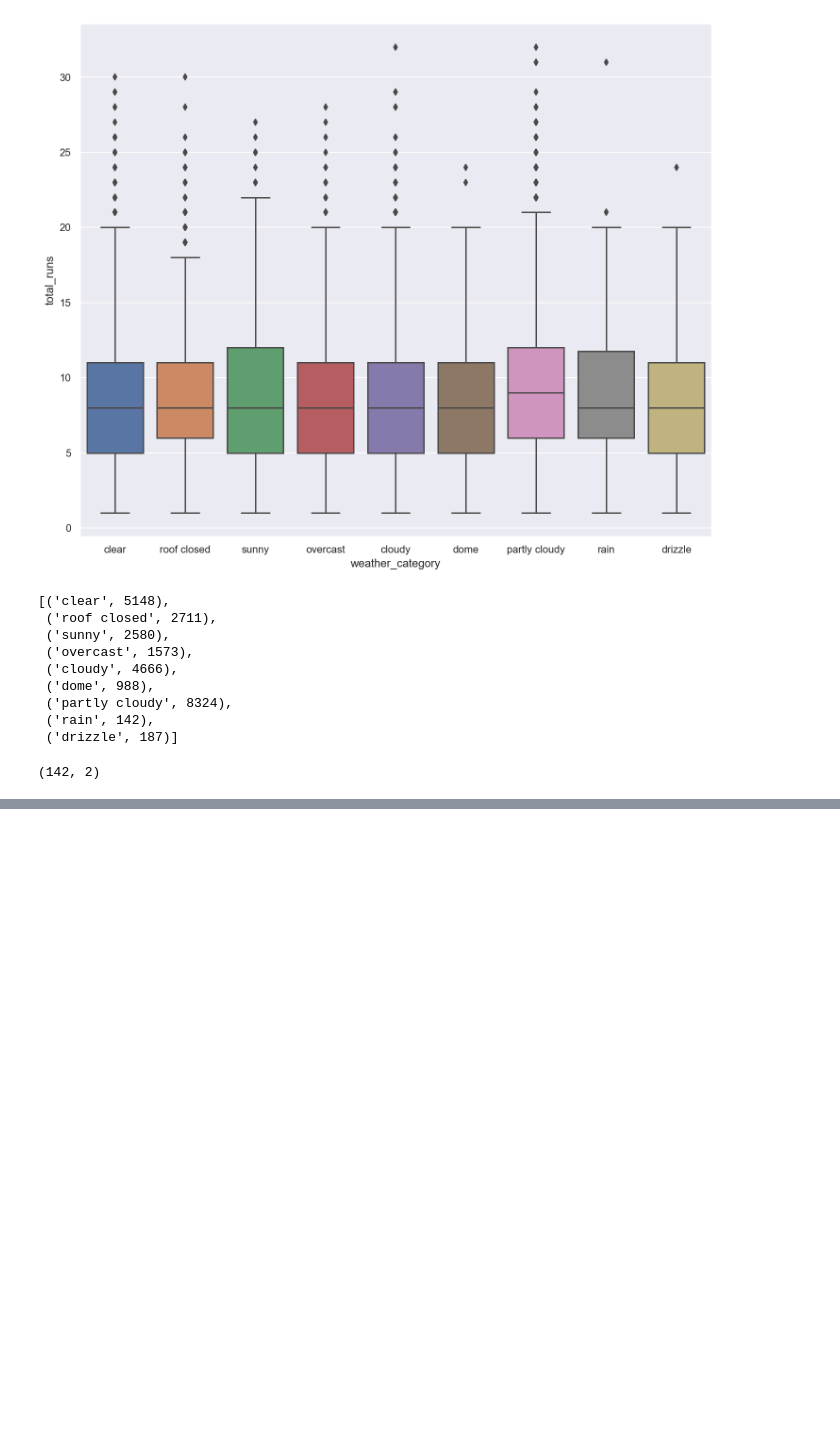
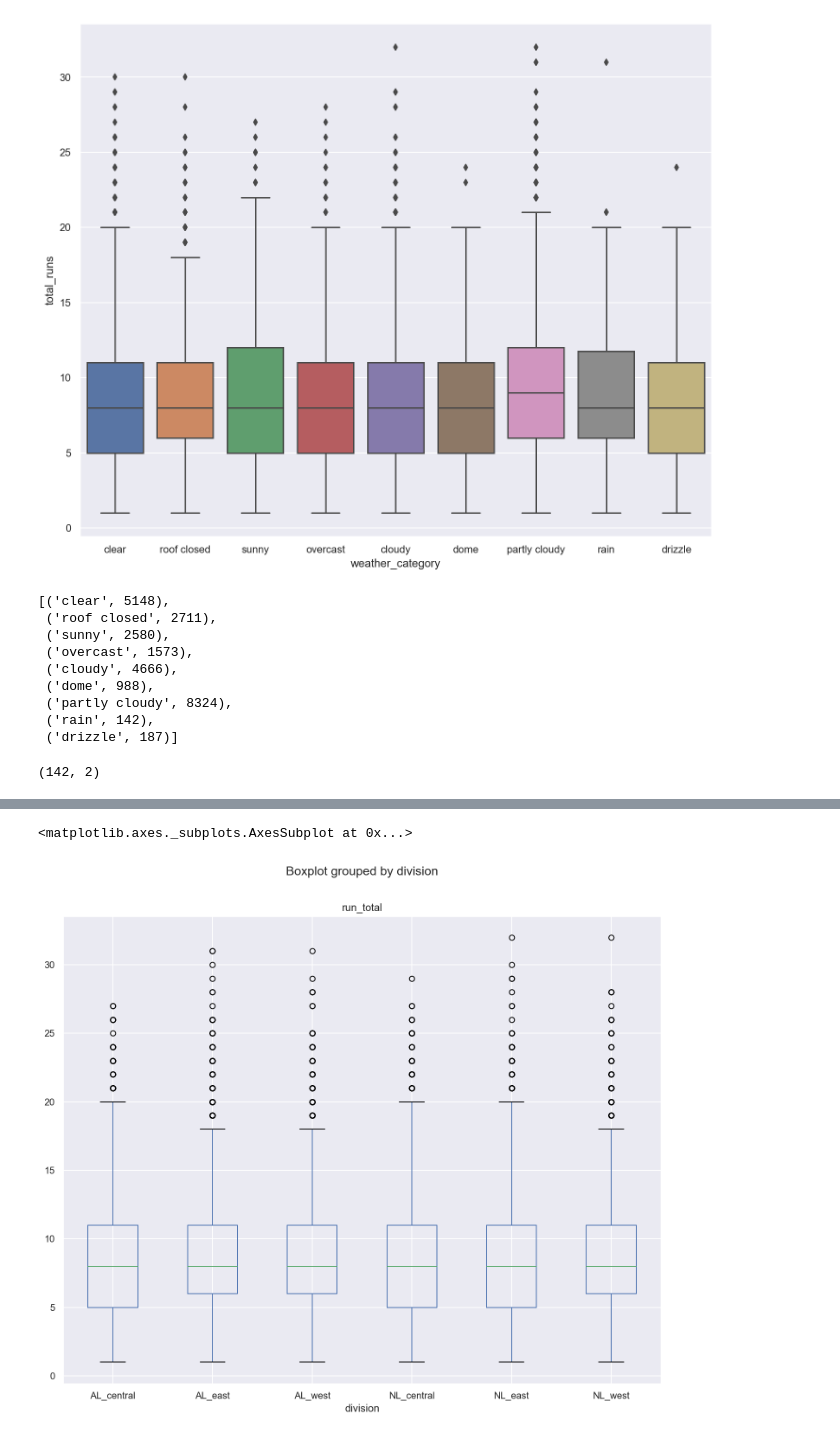
Before and after one commit to schlinkertc/MLB_Stats, a Jupyter notebook: analysis.ipynb, the cells around one changed output, grey strips where cells are left out. Drawn from its saved outputs; the diff is of its cells as text; code cells hidden in the pictures; blank space fills up the shorter version.

```diff
--- a/analysis.ipynb
+++ b/analysis.ipynb
@@ -273,0 +280,5 @@ clear = ['clear','sunny']
+# %%
+df = query_helper.query_to_df("""select G.gameid, G.home_team, t.team_name as away_team, G.league from (select g.gameid, t.team_name as home_team, t.league, g.away_id
+from MLB_Stats.games g
+inner join MLB_Stats.teams t on t.team_id=g.home_id) G
+inner join MLB_Stats.teams t on t.team_id=G.away_id;""")
@@ -273,0 +309,3 @@ clear = ['clear','sunny']
+# %%
+df_venue_teams = df_venue.merge(df,how='inner',on='gameid')
+df_venue_teams
@@ -273,0 +336,31 @@ clear = ['clear','sunny']
+# %%
+division_map = {'Boston Red Sox': 'AL_east',
+ 'New York Yankees': 'AL_east',
+ 'Tampa Bay Rays': 'AL_east',
+ 'Toronto Blue Jays': 'AL_east',
+ 'Baltimore Orioles': 'AL_east',
+ 'Minnesota Twins':'AL_central',
+ 'Kansas City Royals':'AL_central',
+ 'Detroit Tigers':'AL_central',
+ 'Chicago White Sox':'AL_central',
+ 'Cleveland Indians':'AL_central',
+ 'Los Angeles Angels':'AL_west',
+ 'Oakland Athletics':'AL_west',
+ 'Seattle Mariners':'AL_west',
+ 'Texas Rangers':'AL_west',
+ 'Houston Astros':'AL_west',
+ 'Philadelphia Phillies':'NL_east',
+ 'Miami Marlins':'NL_east',
+ 'New York Mets':'NL_east',
+ 'Atlanta Braves':'NL_east',
+ 'Washington Nationals':'NL_east',
+ 'St. Louis Cardinals':'NL_central',
+ 'Milwaukee Brewers':'NL_central',
+ 'Chicago Cubs':'NL_central',
+ 'Cincinnati Reds':'NL_central',
+ 'Pittsburgh Pirates':'NL_central',
+ 'Los Angeles Dodgers':'NL_west',
+ 'Arizona Diamondbacks':'NL_west',
+ 'San Francisco Giants':'NL_west',
+ 'Colorado Rockies':'NL_west',
+ 'San Diego Padres':'NL_west'}
@@ -273,0 +376,2 @@ clear = ['clear','sunny']
+# %%
+df_venue_teams['division'] = df['home_team'].map(lambda x : division_map[x])
@@ -273,0 +387,5 @@ clear = ['clear','sunny']
+# %%
+df_venue_teams.boxplot('run_total', by='division')
+# %% [output]
+<matplotlib.axes._subplots.AxesSubplot at 0x...>
+[figure, added]
```
Also changed, not shown: parts of 16 cells of this notebook.
